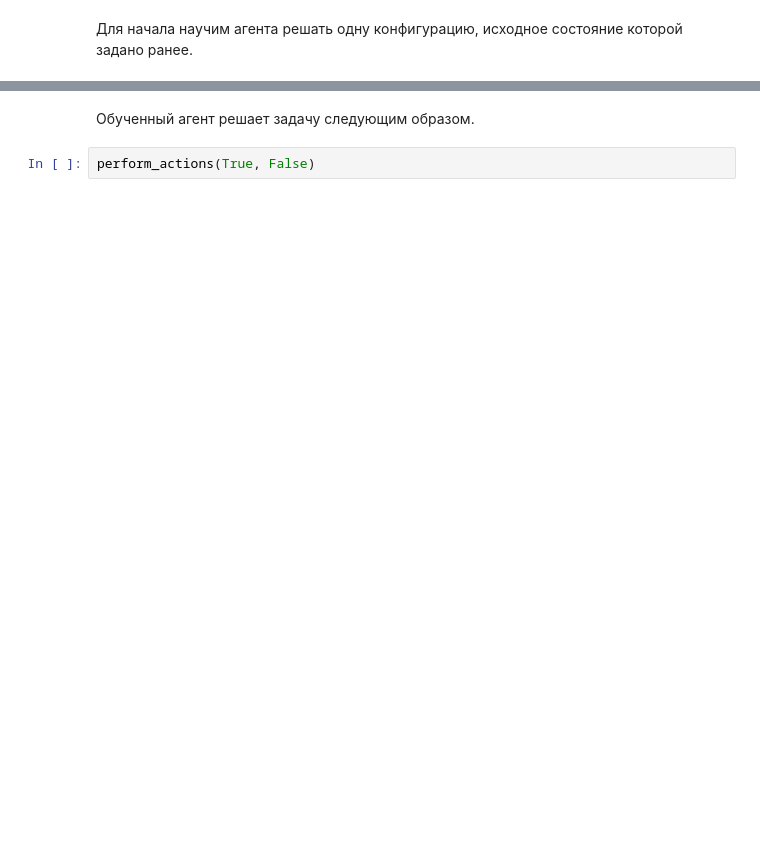
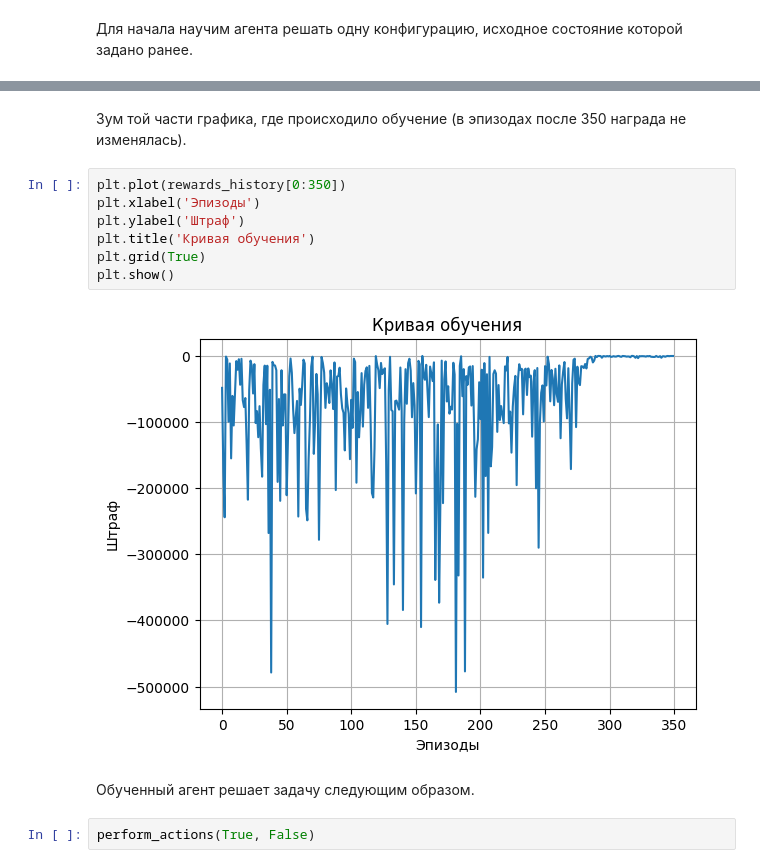
Before and after one commit to dmittrj/AIST_Practice_4, a Jupyter notebook: Practice.ipynb, the cells around one changed output, grey strips where cells are left out. Drawn from its saved outputs; the diff is of its cells as text; blank space fills up the shorter version.

```diff
--- a/Practice.ipynb
+++ b/Practice.ipynb
@@ -165,3 +165,14 @@ plt.show()
+# %% [markdown]
+Зум той части графика, где происходило обучение (в эпизодах после 350 награда не изменялась).
+# %%
+plt.plot(rewards_history[0:350])
+plt.xlabel('Эпизоды')
+plt.ylabel('Штраф')
+plt.title('Кривая обучения')
+plt.grid(True)
+plt.show()
+# %% [output]
+[figure, added]
 # %% [markdown]
 Обученный агент решает задачу следующим образом.
 # %%
```
Also changed, not shown: parts of 11 cells of this notebook.
